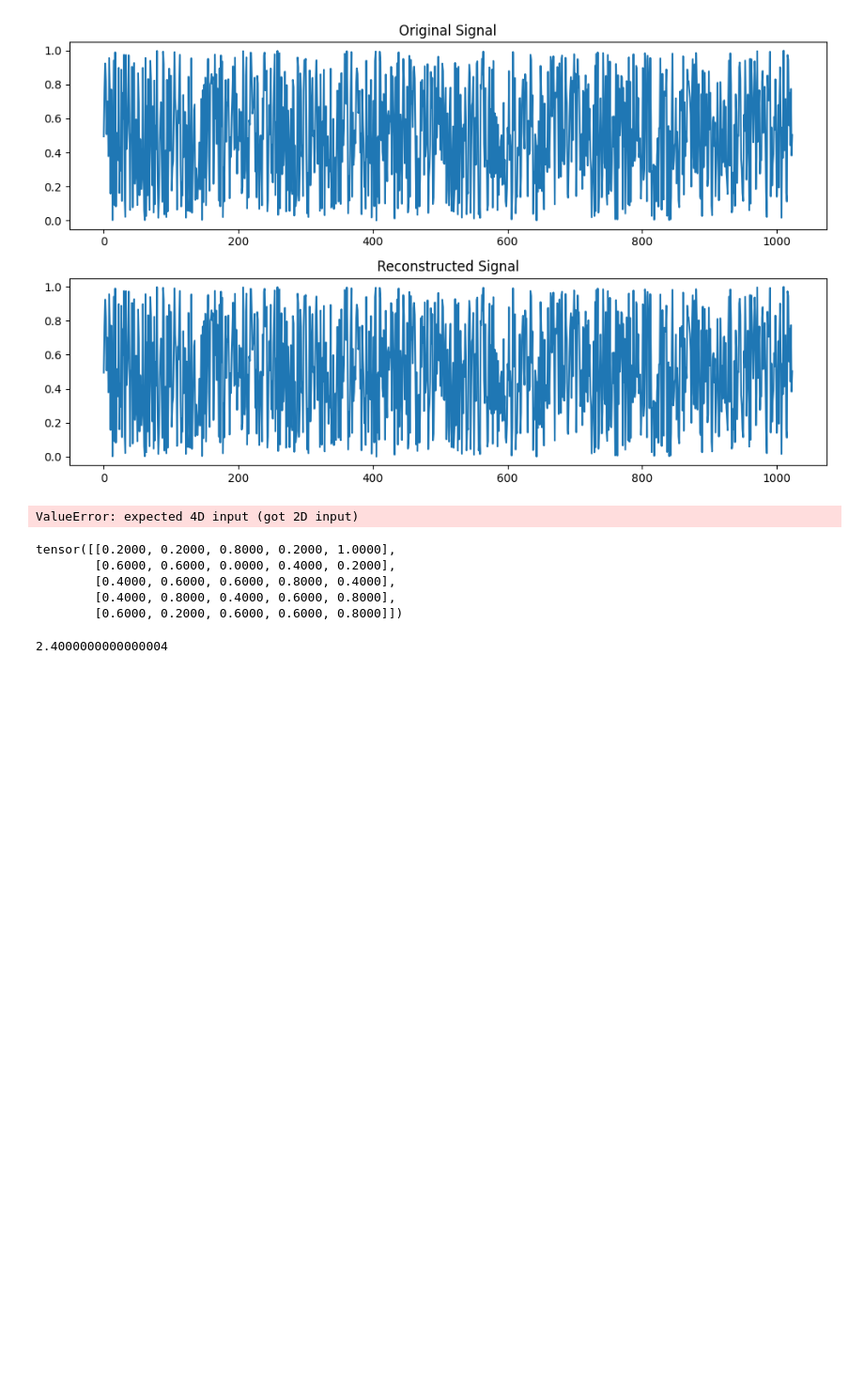
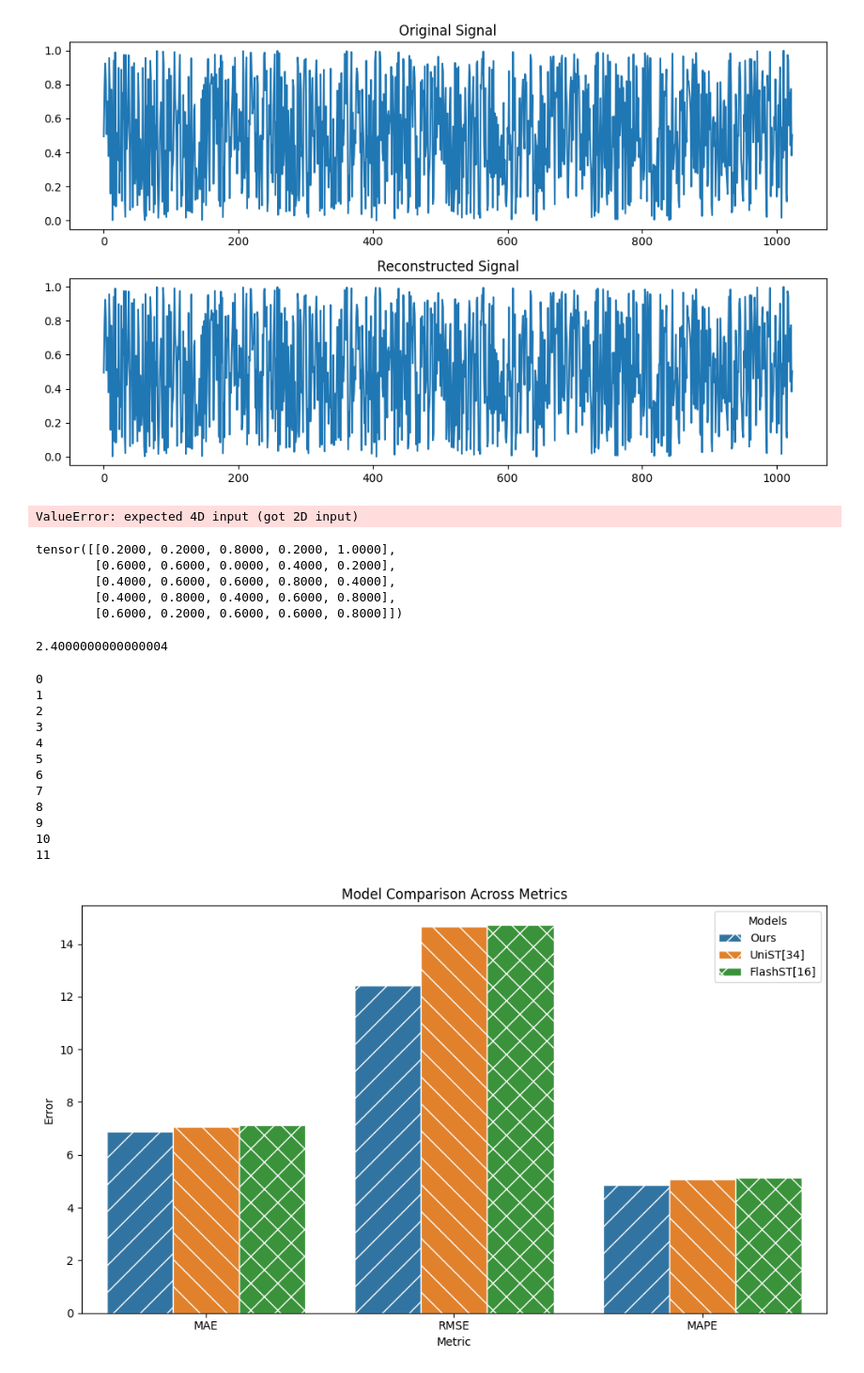
Before and after one commit to Nicols0Mart/lag-llama-distillation, a Jupyter notebook: uuu.ipynb, the cells around one changed output. Shown at 94% size. Saved outputs shown, nothing was run; the diff lists cells and outputs as text; code cells hidden in the pictures; blank space fills up the shorter version.

```diff
--- a/uuu.ipynb
+++ b/uuu.ipynb
@@ -302,3 +302,66 @@ tensor([[0.2000, 0.2000, 0.8000, 0.2000, 1.0000],
 sum([0.2000, 0.2000, 0.8000, 0.2000, 1.0000])
 # %% [output]
 2.4000000000000004
+# %%
+import seaborn as sns
+import pandas as pd
+import matplotlib.pyplot as plt
+import numpy as np
+
+# Create sample data
+data = {
+    'Model': ['Ours', 'Ours', 'Ours',
+              'UniST[34]', 'UniST[34]', 'UniST[34]',
+              'FlashST[16]', 'FlashST[16]', 'FlashST[16]'],
+    'Metric': ['MAE', 'RMSE', 'MAPE'] * 3,
+    'Value': [6.87, 12.42, 4.87,
+              7.05 , 14.66, 5.07,
+              7.12,14.71 , 5.13]
+}
+
+# Create DataFrame
+df = pd.DataFrame(data)
+
+# Create bar plot
+plt.figure(figsize=(10, 6))
+ax = plt.gca()
+
+# Create bar plot with custom hatching patterns
+bars = sns.barplot(data=df, x='Metric', y='Value', hue='Model')
+
+# Add hatching patterns to bars
+hatches = ['/', '\\', 'x', 'x']  # Different diagonal patterns
+for i, bar in enumerate(bars.patches):
+    # Use modulo to cycle through patterns
+    print(i)
+    bar.set_hatch(hatches[(i // 3)])
+    # Add edge color for better pattern visibility
+    bar.set_edgecolor('white')
+
+# Customize the plot
+plt.title('Model Comparison Across Metrics')
+# plt.xlabel('Metrics')
+plt.ylabel('Error')
+
+# Add legend
+plt.legend(title='Models')
+
+# Adjust layout to prevent pattern cutoff
+plt.tight_layout()
+
+# Show plot
+plt.show()
+# %% [output]
+0
+1
+2
+3
+4
+5
+6
+7
+8
+9
+10
+11
+[figure, added]
```
Also changed, not shown: parts of 7 cells of this notebook, 8 other files.
